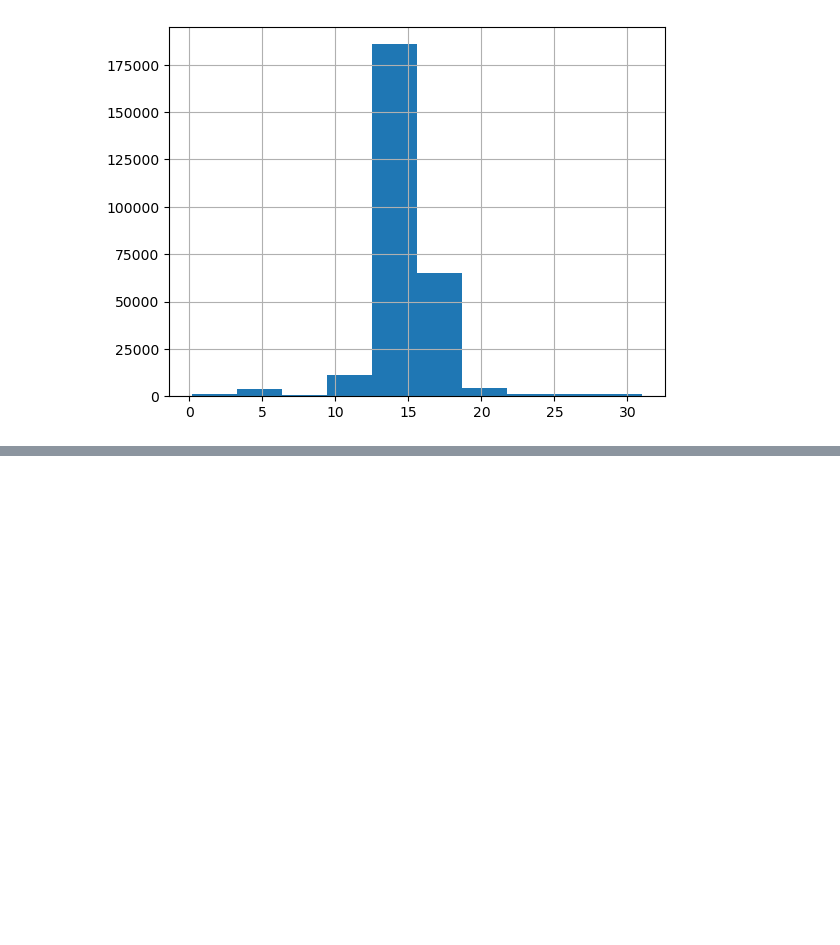
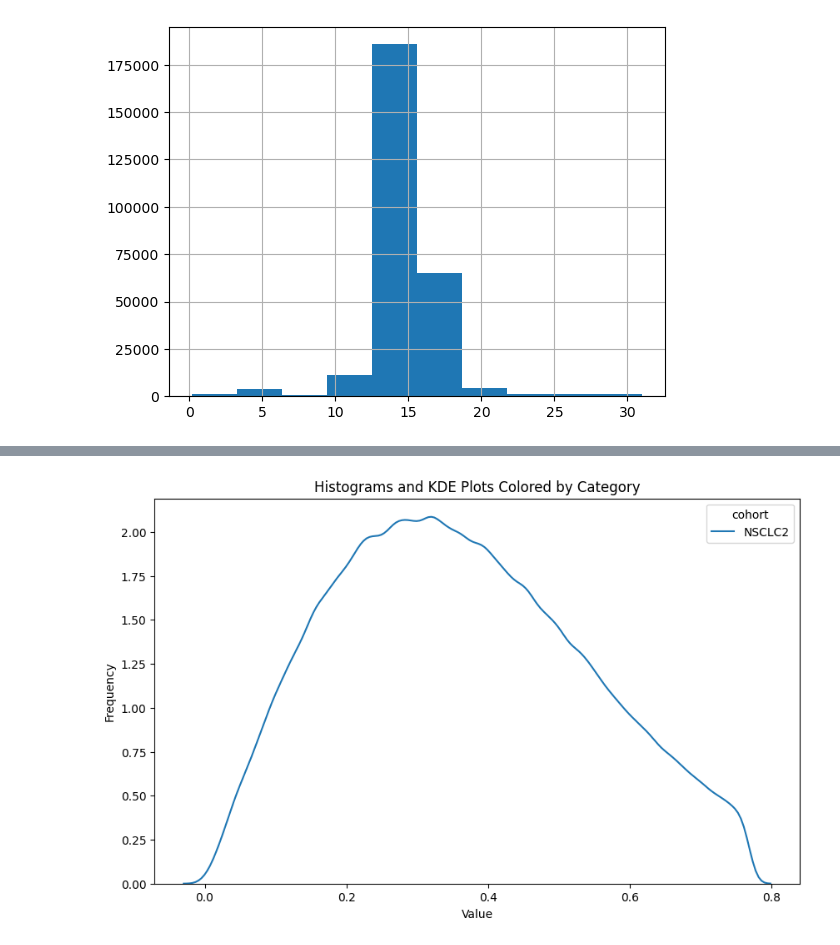
Before and after one commit to mouneem/Spatial-Omics-Networks-Benchmark-, a Jupyter notebook: pipelines/2 - Distance definition.ipynb, the cells around one changed output, grey strips where cells are left out. Cells and saved outputs as stored; diff of their text form; code cells hidden in the pictures; blank space fills up the shorter version.

Commit message:
Distance computation

```diff
--- a/pipelines/2 - Distance definition.ipynb
+++ b/pipelines/2 - Distance definition.ipynb
@@ -82,0 +157,23 @@ distances
+# %%
+distances = []
+all_distances = []
+for cohort in cohorts:
+    CellCohort = AllCells.loc[AllCells['cohort']==cohort,:].drop_duplicates()
+    for tlsVal in [True, False]:
+        if tlsVal:
+            CellCohort_ROI = CellCohort.loc[CellCohort['ROI']==4,:]
+        else:
+            CellCohort_ROI = CellCohort.loc[CellCohort['ROI']!=4,:]
+        for sample in CellCohort_ROI['sample_id'].unique():
+            print(sample)
+            Sample_Cell = CellCohort_ROI[CellCohort_ROI['sample_id']==sample]
+            points = CellCohort_ROI[['Pos_X','Pos_Y']]
+            knn_edges = SpAn.knn_edges(points, k = 1)
+            distance = SpAn.get_distances(points, knn_edges)
+            distance = SpAn.filter_top(distance,95)
+            distances += distance
+            Distances = pd.DataFrame({'distance':distance, 'cohort': [cohort]*len(distance) , 'TLS': [tlsVal]*len(distance), 'sample': sample})
+            all_distances.append(Distances)
+        g = sns.histplot(pd.Series(distances)).set_title(cohort + ' ' + 'TLS:' + str(tlsVal))
+        plt.show()
+All_Distances = pd.concat(all_distances)
@@ -82,0 +198,21 @@ distances
+# %%
+import seaborn as sns
+import matplotlib.pyplot as plt
+import pandas as pd
+
+
+# Set up the matplotlib figure
+plt.figure(figsize=(10, 6))
+
+# Plot the histogram and KDE
+sns.kdeplot(data=All_Distances, x='distance', hue='cohort', palette='tab10')
+
+# Add title and labels
+plt.title('Histograms and KDE Plots Colored by Category')
+plt.xlabel('Value')
+plt.ylabel('Frequency')
+
+# Show plot
+plt.show()
+# %% [output]
+[figure, added]
```
Also changed, not shown: parts of 10 cells of this notebook, 1 other file.
